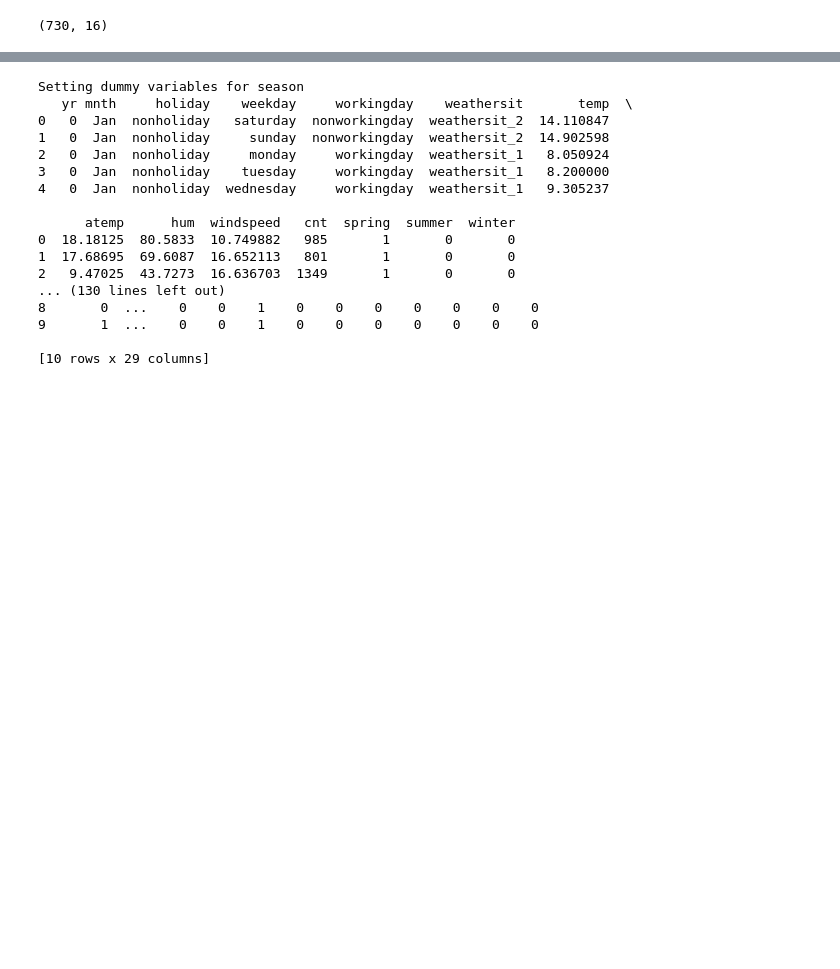
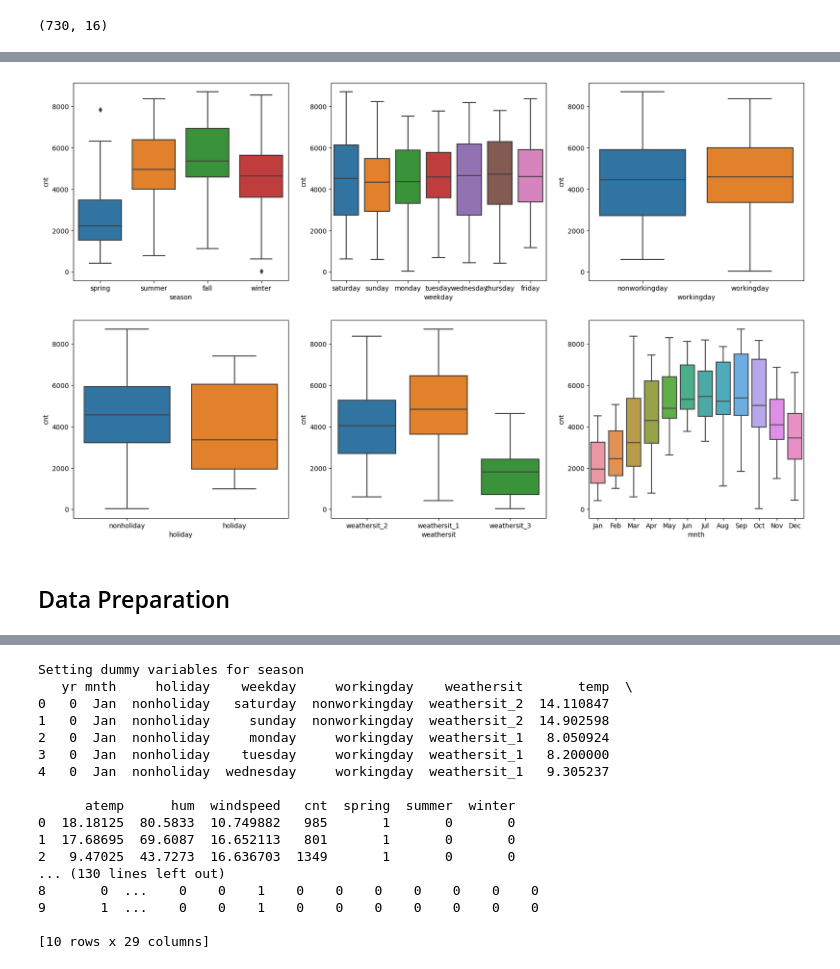
Before and after one commit to ncjanardhan-outlook/ncjpersonal, a Jupyter notebook: Linear Regression Assignment/Linear Regression Assignment - Boom Bikes.ipynb, the cells around one changed output, grey strips where cells are left out. Cells and saved outputs as stored; diff of their text form; code cells hidden in the pictures; blank space fills up the shorter version.

```diff
--- a/Linear Regression Assignment/Linear Regression Assignment - Boom Bikes.ipynb
+++ b/Linear Regression Assignment/Linear Regression Assignment - Boom Bikes.ipynb
@@ -40 +91,23 @@ dfBikes.describe()
+# %%
+# Box plots for understanding the categorical data
+
+#Utility function
+def BoxPlotBikeData(rows, cols, index, columnName):
+    plt.subplot(rows,cols,index)
+    sns.boxplot(x = columnName, y = 'cnt', data = dfBikes)
+
+plt.figure(figsize=(20,12))
+
+BoxPlotBikeData(2,3,1, 'season')
+BoxPlotBikeData(2,3,2, 'weekday')
+BoxPlotBikeData(2,3,3, 'workingday')
+BoxPlotBikeData(2,3,4, 'holiday')
+BoxPlotBikeData(2,3,5, 'weathersit')
+BoxPlotBikeData(2,3,6, 'mnth')
+
+plt.show()
+# %% [output]
+[figure, added]
+# %% [markdown]
+## Data Preparation
 # %%
```
Also changed, not shown: parts of 47 cells of this notebook.
